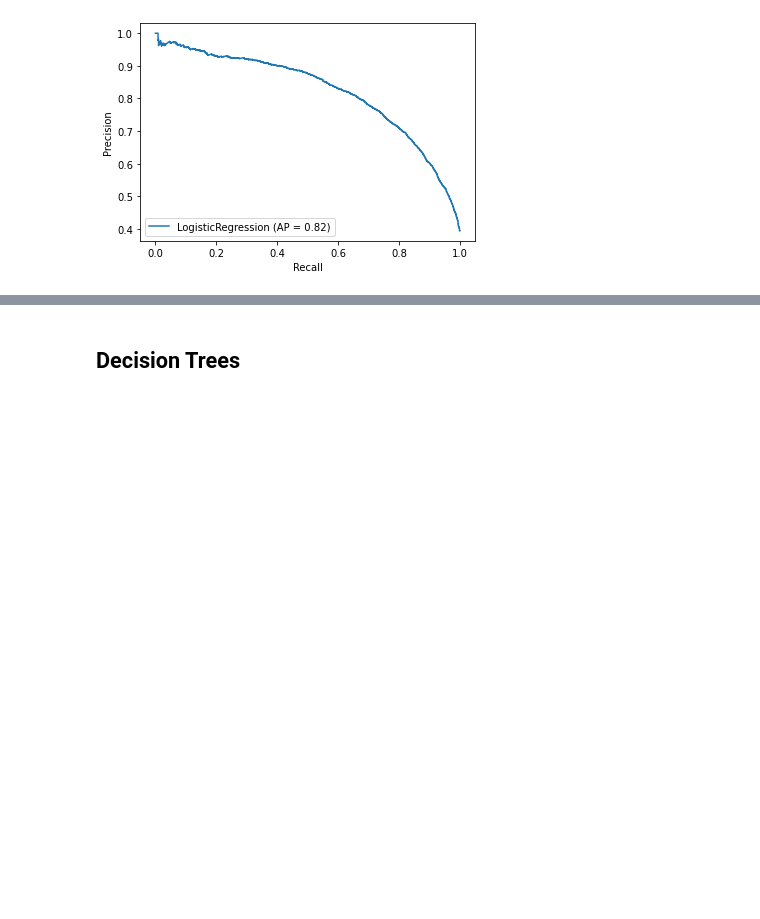
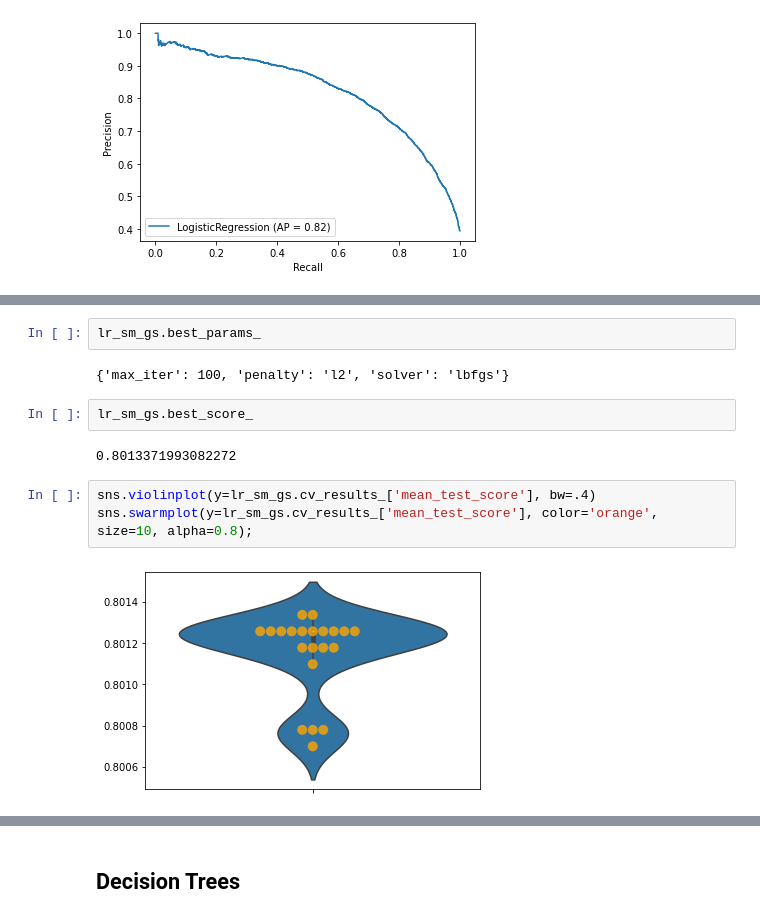
Before and after one commit to smashley-eakland/who-wants-shots, a Jupyter notebook: H1N1 Vaccinations .ipynb, the cells around one changed output, grey strips where cells are left out. Saved outputs shown, nothing was run; the diff lists cells and outputs as text; blank space fills up the shorter version.

```diff
--- a/Vaccinations .ipynb
+++ b/H1N1 Vaccinations .ipynb
@@ -525,0 +612,13 @@ plot_precision_recall_curve(lr3, X_train_sm, y_train_sm)
+# %%
+lr_sm_gs.best_params_
+# %% [output]
+{'max_iter': 100, 'penalty': 'l2', 'solver': 'lbfgs'}
+# %%
+lr_sm_gs.best_score_
+# %% [output]
+0.8013371993082272
+# %%
+sns.violinplot(y=lr_sm_gs.cv_results_['mean_test_score'], bw=.4)
+sns.swarmplot(y=lr_sm_gs.cv_results_['mean_test_score'], color='orange', size=10, alpha=0.8);
+# %% [output]
+[figure, added]
```
Also changed, not shown: parts of 57 cells of this notebook, 1 other file.
